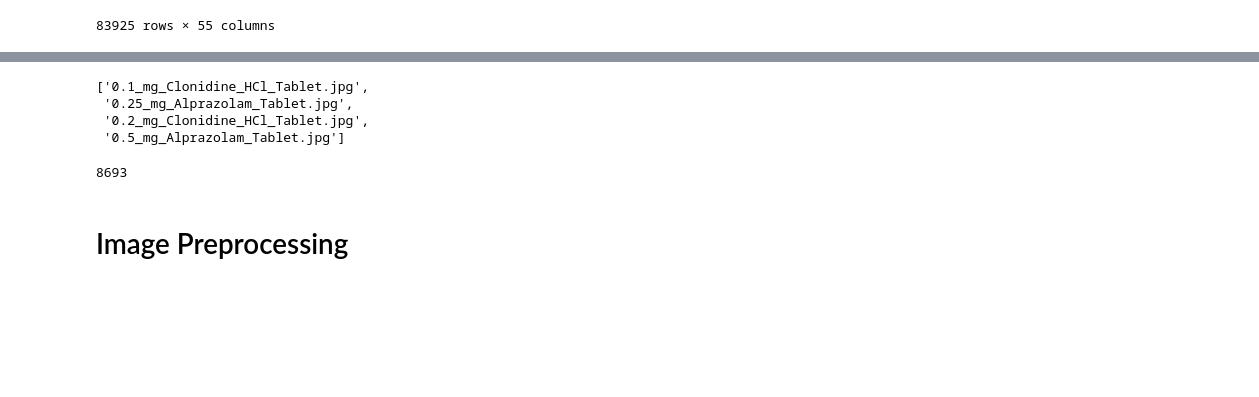
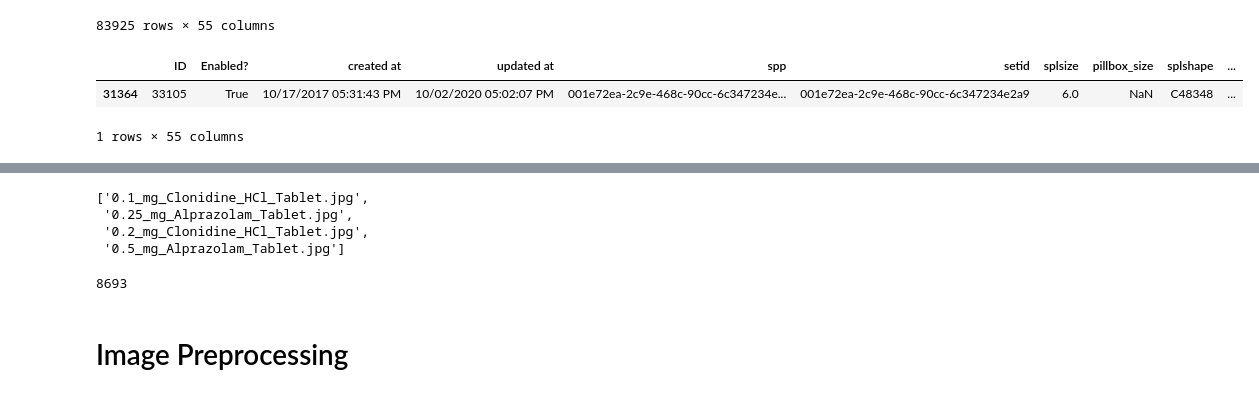
Before and after one commit to chbigbrother/Pillbox, a Jupyter notebook: Pillbox.ipynb, the cells around one changed output, grey strips where cells are left out. Cells and saved outputs as stored; diff of their text form; code cells hidden in the pictures; blank space fills up the shorter version.

```diff
--- a/Pillbox.ipynb
+++ b/Pillbox.ipynb
@@ -31,4 +31,10 @@ pill_data
 | 83923 | 19029 | True | 10/17/2017 05:30:42 PM | 10/02/2020 05:09:03 PM | 254b2202-b14d-9279-8311-cabcb0e75... | 254b2202-b14d-9279-8311-cabcb0e75fc8 | 19.0 | NaN | C48336 | ... |
 | 83924 | 13396 | True | 10/17/2017 05:30:18 PM | 10/17/2017 05:30:18 PM | cec47488-ebad-4a3a-904c-e916b432e... | cec47488-ebad-4a3a-904c-e916b432e2cf | 8.0 | NaN | C48348 | ... |
 83925 rows × 55 columns
+# %%
+pill_data[pill_data['splimage']=='0.1_Fludrocortisone_Acetate_Tablet']
+# %% [output]
+|  | ID | Enabled? | created at | updated at | spp | setid | splsize | pillbox_size | splshape | ... |
+| 31364 | 33105 | True | 10/17/2017 05:31:43 PM | 10/02/2020 05:02:07 PM | 001e72ea-2c9e-468c-90cc-6c347234e... | 001e72ea-2c9e-468c-90cc-6c347234e2a9 | 6.0 | NaN | C48348 | ... |
+1 rows × 55 columns
 # %%
```
Also changed, not shown: parts of 5 cells of this notebook.
